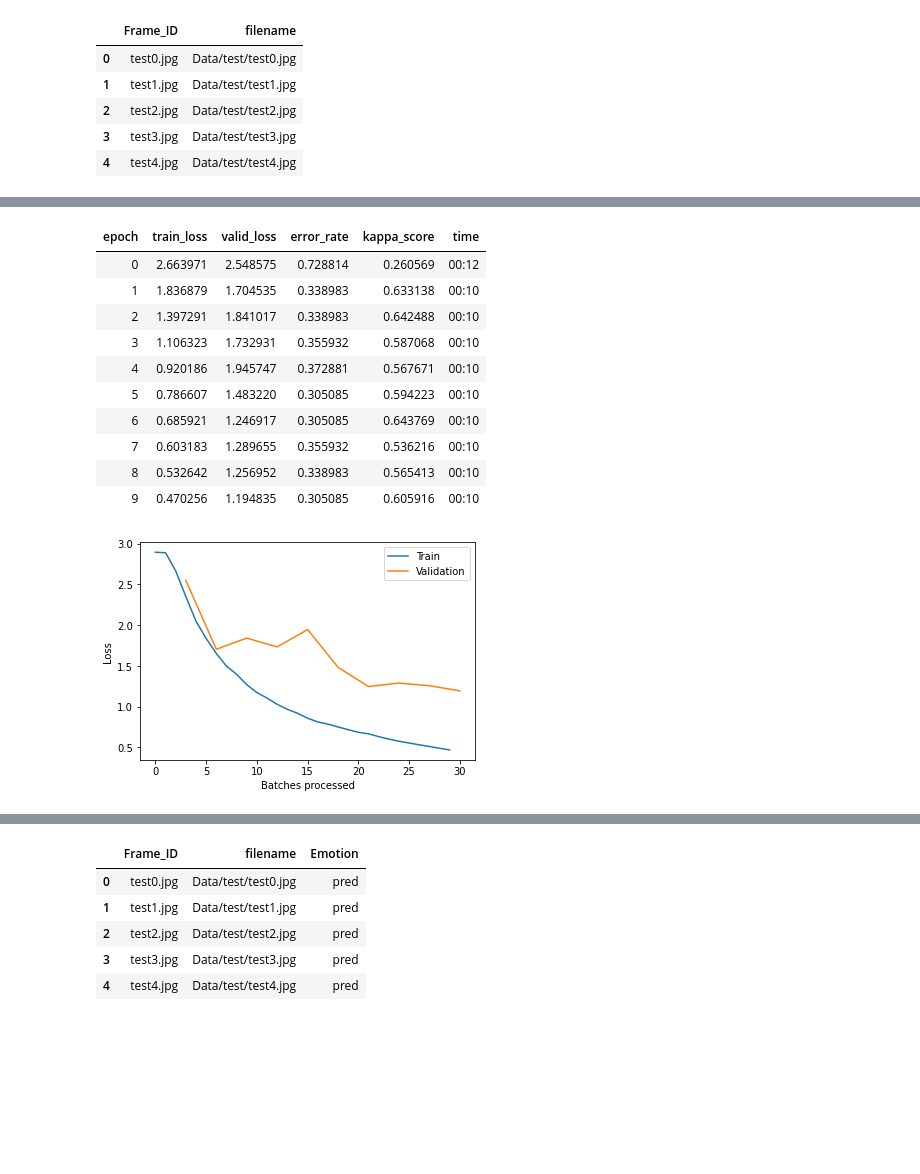
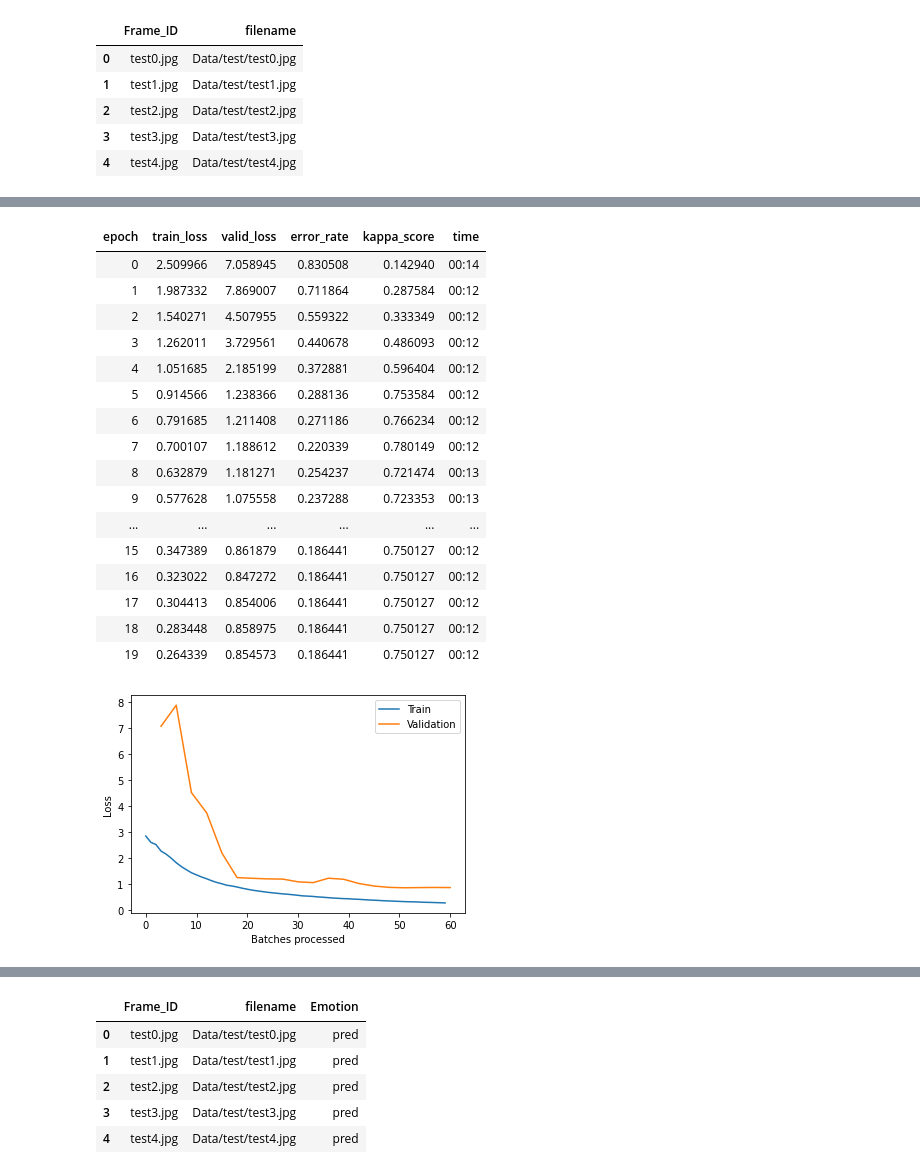
Before and after one commit to shobhitsundriyal/f_challenges, a Jupyter notebook: HE_tom_and_jerry.ipynb, the cells around one changed output, grey strips where cells are left out. Drawn from its saved outputs; the diff is of its cells as text; code cells hidden in the pictures; blank space fills up the shorter version.

```diff
--- a/HE_tom_and_jerry.ipynb
+++ b/HE_tom_and_jerry.ipynb
@@ -40,7 +46,7 @@ data = ImageDataBunch.from_df(path = "",
                               fn_col = "filename",
                               label_col = "Emotion",
                               #ds_tfms = transforms,
-                             size=364)\
+                             size=512)\
         .normalize(imagenet_stats)
 
 data.show_batch(rows=4, figsize=(7,6))
@@ -49,5 +55,5 @@ data.show_batch(rows=4, figsize=(7,6))
 # %%
 kappa = KappaScore()
 kappa.weights = "quadratic"
-learn = cnn_learner(data, models.resnet34,
+learn = cnn_learner(data, models.squeezenet1_1,
                     metrics=[error_rate, kappa])
@@ -81,20 +90,26 @@ Min loss divided by 10: 1.25E-02
 # %%
 lr = 1.25e-2
-learn.fit_one_cycle(10, lr)
+learn.fit_one_cycle(20, lr)
 learn.recorder.plot_losses()
 # %% [output]
 | epoch | train_loss | valid_loss | error_rate | kappa_score | time |
-| 0 | 2.663971 | 2.548575 | 0.728814 | 0.260569 | 00:12 |
-| 1 | 1.836879 | 1.704535 | 0.338983 | 0.633138 | 00:10 |
-| 2 | 1.397291 | 1.841017 | 0.338983 | 0.642488 | 00:10 |
-| 3 | 1.106323 | 1.732931 | 0.355932 | 0.587068 | 00:10 |
-| 4 | 0.920186 | 1.945747 | 0.372881 | 0.567671 | 00:10 |
-| 5 | 0.786607 | 1.483220 | 0.305085 | 0.594223 | 00:10 |
-| 6 | 0.685921 | 1.246917 | 0.305085 | 0.643769 | 00:10 |
-| 7 | 0.603183 | 1.289655 | 0.355932 | 0.536216 | 00:10 |
-| 8 | 0.532642 | 1.256952 | 0.338983 | 0.565413 | 00:10 |
-| 9 | 0.470256 | 1.194835 | 0.305085 | 0.605916 | 00:10 |
+| 0 | 2.509966 | 7.058945 | 0.830508 | 0.142940 | 00:14 |
+| 1 | 1.987332 | 7.869007 | 0.711864 | 0.287584 | 00:12 |
+| 2 | 1.540271 | 4.507955 | 0.559322 | 0.333349 | 00:12 |
+| 3 | 1.262011 | 3.729561 | 0.440678 | 0.486093 | 00:12 |
+| 4 | 1.051685 | 2.185199 | 0.372881 | 0.596404 | 00:12 |
+| 5 | 0.914566 | 1.238366 | 0.288136 | 0.753584 | 00:12 |
+| 6 | 0.791685 | 1.211408 | 0.271186 | 0.766234 | 00:12 |
+| 7 | 0.700107 | 1.188612 | 0.220339 | 0.780149 | 00:12 |
+| 8 | 0.632879 | 1.181271 | 0.254237 | 0.721474 | 00:13 |
+| 9 | 0.577628 | 1.075558 | 0.237288 | 0.723353 | 00:13 |
+| ... | ... | ... | ... | ... | ... |
+| 15 | 0.347389 | 0.861879 | 0.186441 | 0.750127 | 00:12 |
+| 16 | 0.323022 | 0.847272 | 0.186441 | 0.750127 | 00:12 |
+| 17 | 0.304413 | 0.854006 | 0.186441 | 0.750127 | 00:12 |
+| 18 | 0.283448 | 0.858975 | 0.186441 | 0.750127 | 00:12 |
+| 19 | 0.264339 | 0.854573 | 0.186441 | 0.750127 | 00:12 |
-[figure, old version]
+[figure, new version]
 # %%
 learn.unfreeze()
 lrs = slice(lr/400,lr/4)
```
Also changed, not shown: parts of 16 cells of this notebook.
